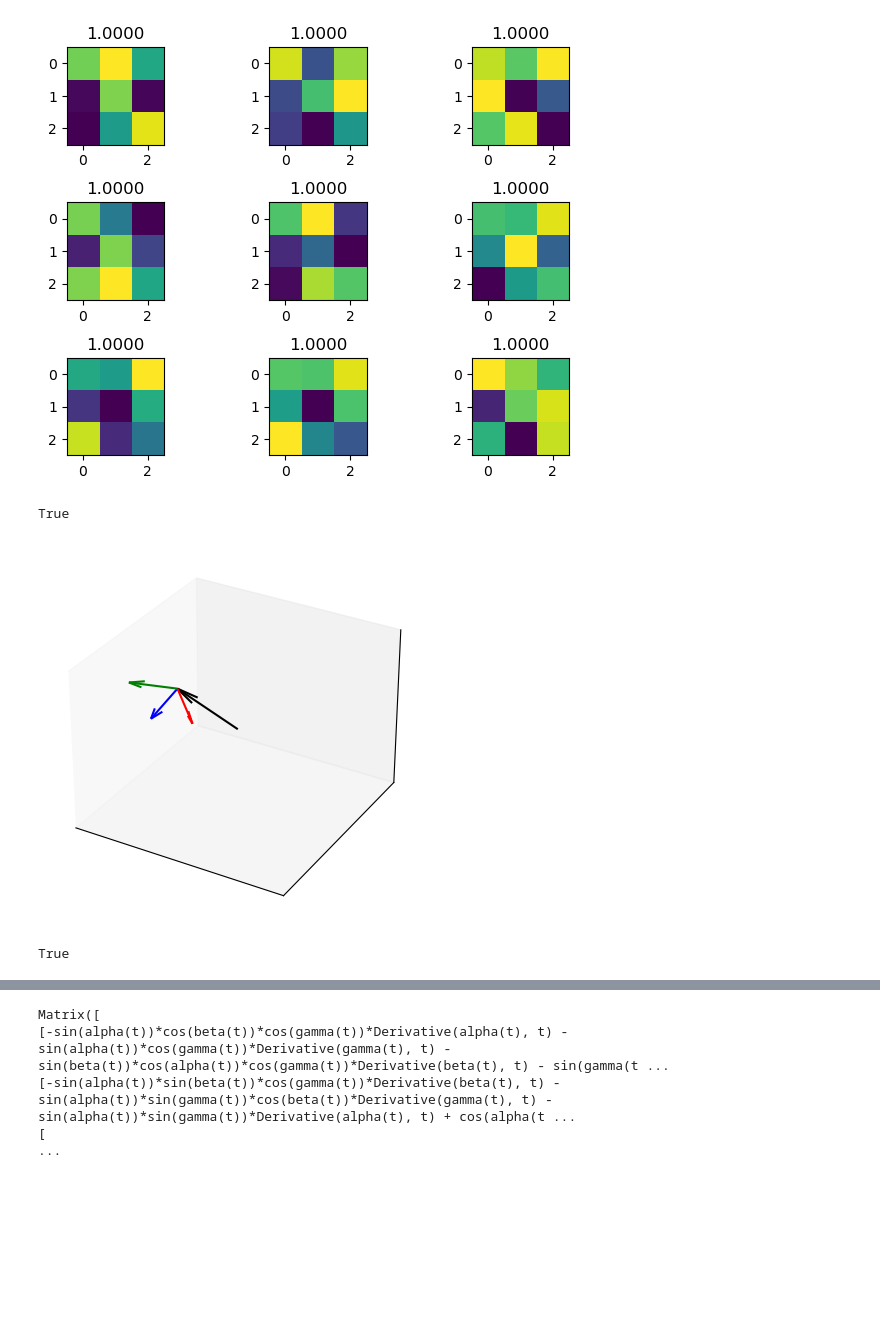
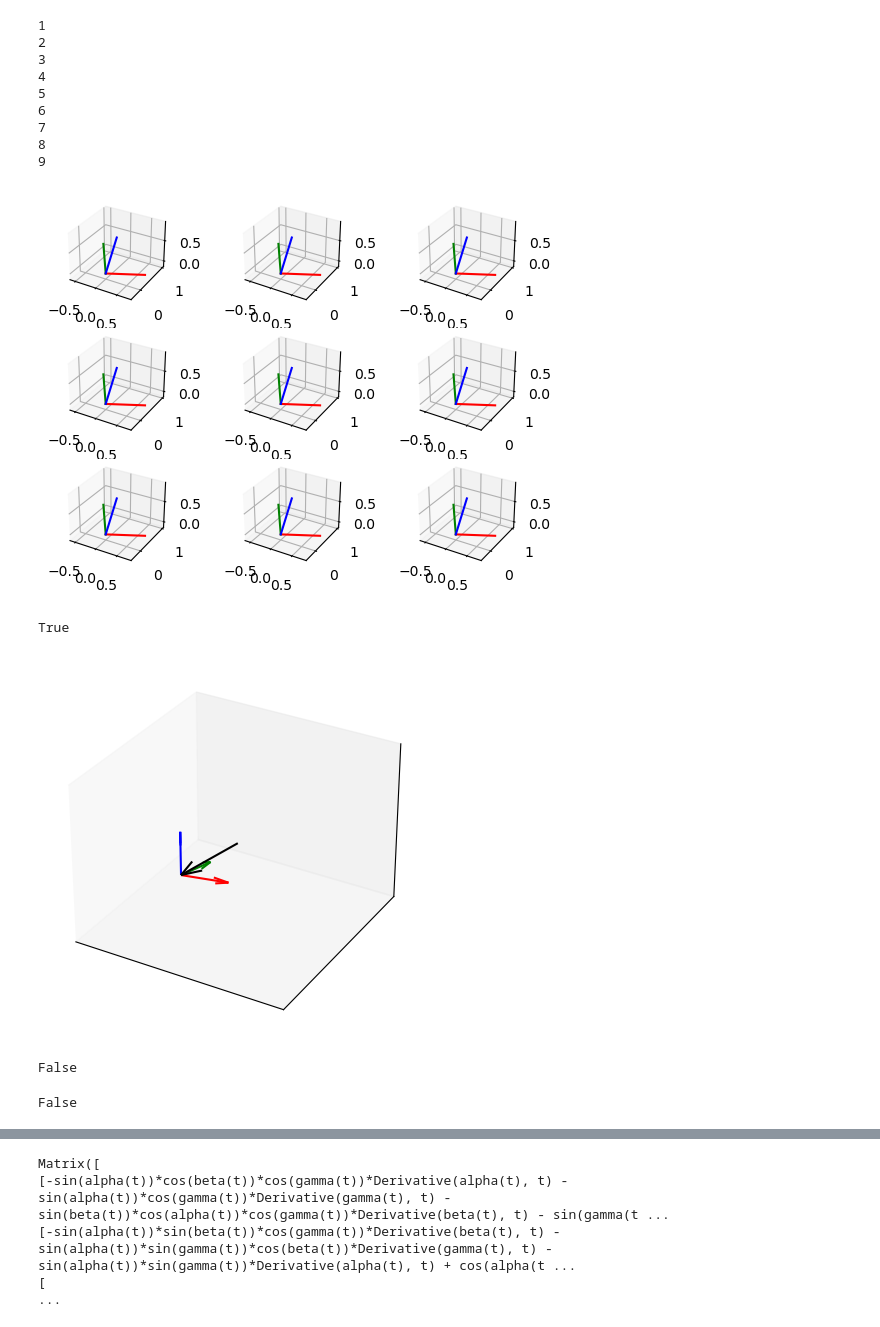
Before and after one commit to jvanhyn/Bioinspired-Mobile-Robots, a Jupyter notebook: Homework 1.ipynb, the cells around one changed output, grey strips where cells are left out. Cells and saved outputs as stored; diff of their text form; code cells hidden in the pictures; blank space fills up the shorter version.

```diff
--- a/Homework 1.ipynb
+++ b/Homework 1.ipynb
@@ -21,7 +21,7 @@ def Rz(theta):
     return np.array([[np.cos(theta), -np.sin(theta), 0],
                      [np.sin(theta), np.cos(theta),0],
                      [0,0,1]])
-def RR():
+def RRxyz():
     alpha = np.random.rand()*2*np.pi; # Three random angles
     beta = np.random.rand()*2*np.pi;
     gamma = np.random.rand()*2*np.pi;
@@ -29,6 +29,16 @@ def RR():
     R2 = Ry(beta)
     R3 = Rz(gamma)
     return R1 @ R2 @ R3
+
+def RR():
+    theta = np.random.rand()*2*np.pi;
+    kx = np.random.rand();
+    ky = np.random.rand();
+    kz = np.random.rand();
+    K = np.array([[0,-kz,ky], [kz,0,-kx,], [-ky,kx,0]]);
+    I = np.eye(3);
+    R = I + np.sin(theta) * K + (1-np.cos(theta)) * K @ K;
+    return R
 # %%
 # (b) Generating 9 random rotation matricies and finding their determinates
 
@@ -56,26 +66,28 @@ import matplotlib as mpl
 import matplotlib.pyplot as plt
 # %%
 # (c) Plotting the 9 random matricies and titling each plot with the determinate
+fig = plt.figure()
 
-fig, ax = plt.subplots(3,3);
-ax[0,0].imshow(R1)
-ax[0,0].set_title("%.4f" % det1);
-ax[1,0].imshow(R2)
-ax[1,0].set_title("%.4f" % det2);
-ax[2,0].imshow(R3)
-ax[2,0].set_title("%.4f" % det3);
-ax[0,1].imshow(R4)
-ax[0,1].set_title("%.4f" % det4);
-ax[1,1].imshow(R5)
-ax[1,1].set_title("%.4f" % det5);
-ax[2,1].imshow(R6)
-ax[2,1].set_title("%.4f" % det6);
-ax[0,2].imshow(R7)
-ax[0,2].set_title("%.4f" % det7);
-ax[1,2].imshow(R8)
-ax[1,2].set_title("%.4f" % det8);
-ax[2,2].imshow(R9)
-ax[2,2].set_title("%.4f" % det9);
-fig.tight_layout(pad=1)
+def plot_frame(R, ax):
+        ax.plot([0, R[0,0]], [0, R[1,0]], [0, R[2,0]], 'r')
+        ax.plot([0, R[0,1]], [0, R[1,1]], [0, R[2,1]], 'g')
+        ax.plot([0, R[0,2]], [0, R[1,2]], [0, R[2,2]], 'b')
+        return
+
+for i in range(1,10):
+    print(i)
+    ax = fig.add_subplot(3,3,i,projection='3d', adjustable='box')
+    plot_frame(R, ax)
+    plot_frame(R1, ax)
+    ax.axis('equal')
 # %% [output]
+1
+2
+3
+4
+5
+6
+7
+8
+9
-[figure, old version]
+[figure, new version]
@@ -123,21 +157,28 @@ def plot_SE3(T):
 T = RT();
 plot_SE3(T)
 # %% [output]
-[figure, old version]
+[figure, new version]
 # %%
 # (b) Transforming a Vector with T
 
-u = np.vstack([np.random.rand(3,1)*2-1,1]) - np.array([[0],[0],[0],[0]])
+u = np.vstack([np.random.rand(3,1)*2-1,1])
 v = T @ u
 
-c = v.transpose() - np.array([T[0,3],T[1,3],T[2,3],0]) # Vector V relative to coordinate frame of T
+mag_u = np.linalg.norm(u)
+mag_v = np.linalg.norm(v)
 
-mag_u = np.linalg.norm(u)
-mag_v = np.linalg.norm(c)
-
+# not the same length relative to the origin because one has be translated
 mag_u == mag_v
 # %% [output]
-True
+False
+# %%
+c = v.transpose() - np.array([T[0,3],T[1,3],T[2,3],0]) # Vector V relative to origin of frame T
+mag_c = np.linalg.norm(c)
+
+# They are the same if you subtract out the translation
+mag_u == mag_c
+# %% [output]
+False
 # %%
 ## Problem 4
 import sympy
```
Also changed, not shown: parts of 3 cells of this notebook.
